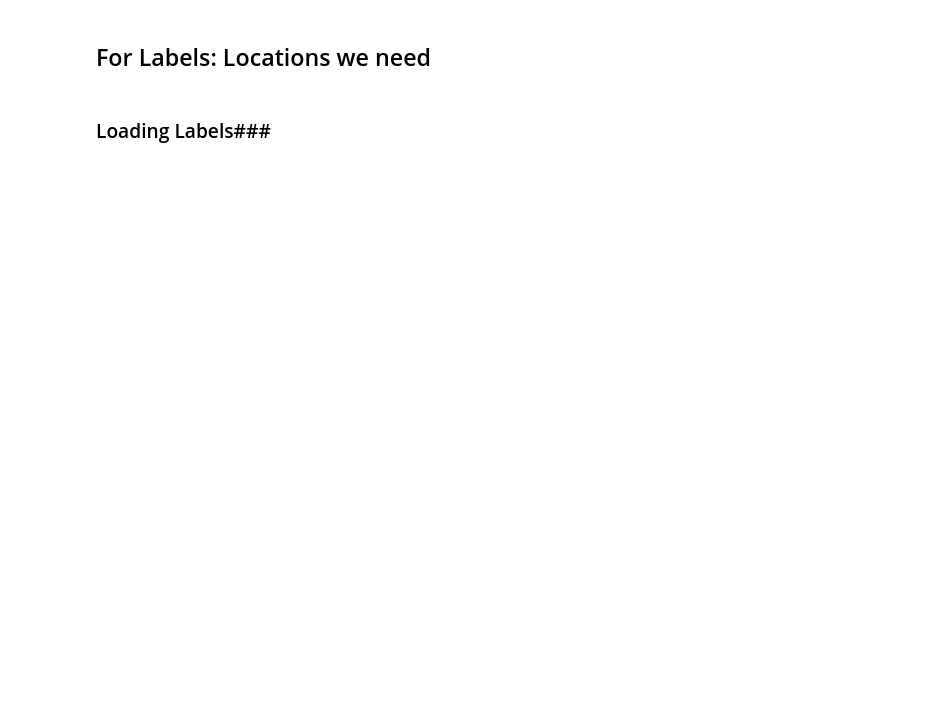
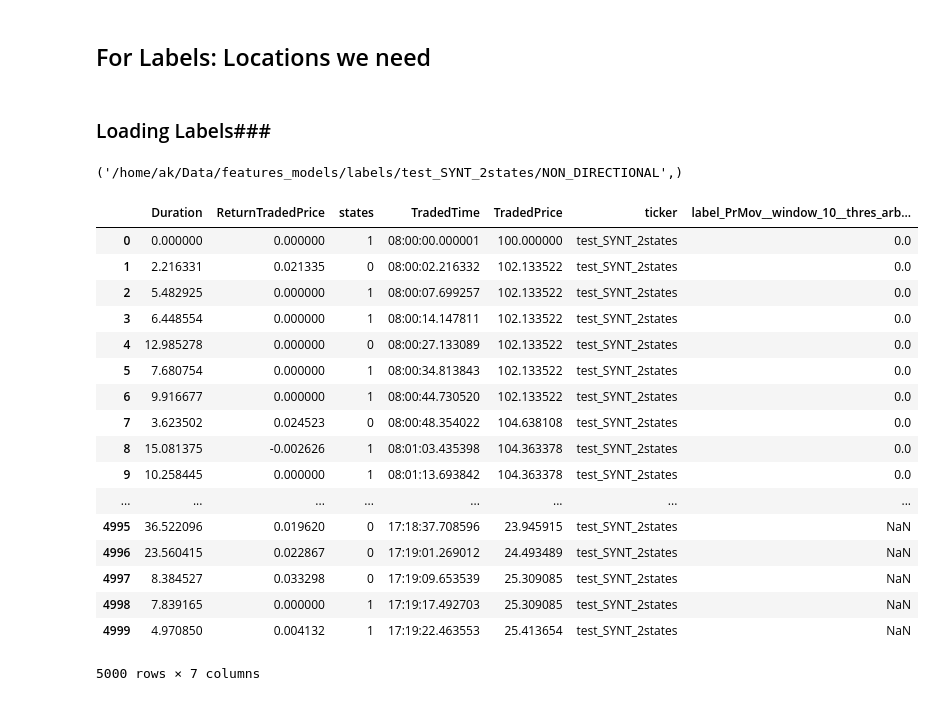
Before and after one commit to andreas-koukorinis/PaperCode, a Jupyter notebook: aknotebooks/all-in-models-scrap.ipynb, the cells around one changed output. Saved outputs shown, nothing was run; the diff lists cells and outputs as text; code cells hidden in the pictures; blank space fills up the shorter version.

```diff
--- a/aknotebooks/all-in-models-scrap.ipynb
+++ b/aknotebooks/all-in-models-scrap.ipynb
@@ -351,6 +347,6 @@ for date, date_hmm in trained_hmms.iteritems():
                  #'RF_clf': models_cls.random_forest_clf(),
                  }
     # This is sequence for the name of the best classifiers.
-    seq_clf = "_".join((str(date),labels_clean.columns.values[0],"clfs", ".pickle"))
+    seq_clf = "_".join("synthetic_data",(str(date),labels_clean.columns.values[0],"clfs", ".pickle"))
     print("saving the classifiers:",seq_clf)
     pickle.dump(best_clfs, open(os.path.join(ticker_models_path,seq_clf), 'wb'))
@@ -356,0 +356,25 @@ for date, date_hmm in trained_hmms.iteritems():
+# %%
+ticker_labels_path,
+# %% [output]
+('/home/ak/Data/features_models/labels/test_SYNT_2states/NON_DIRECTIONAL',)
+# %%
+pd.read_csv(os.path.join(ticker_labels_path,str(date)+'.csv'))
+# %% [output]
+|  | Duration | ReturnTradedPrice | states | TradedTime | TradedPrice | ticker | label_PrMov__window_10__thres_arb... |
+| 0 | 0.000000 | 0.000000 | 1 | 08:00:00.000001 | 100.000000 | test_SYNT_2states | 0.0 |
+| 1 | 2.216331 | 0.021335 | 0 | 08:00:02.216332 | 102.133522 | test_SYNT_2states | 0.0 |
+| 2 | 5.482925 | 0.000000 | 1 | 08:00:07.699257 | 102.133522 | test_SYNT_2states | 0.0 |
+| 3 | 6.448554 | 0.000000 | 1 | 08:00:14.147811 | 102.133522 | test_SYNT_2states | 0.0 |
+| 4 | 12.985278 | 0.000000 | 0 | 08:00:27.133089 | 102.133522 | test_SYNT_2states | 0.0 |
+| 5 | 7.680754 | 0.000000 | 1 | 08:00:34.813843 | 102.133522 | test_SYNT_2states | 0.0 |
+| 6 | 9.916677 | 0.000000 | 1 | 08:00:44.730520 | 102.133522 | test_SYNT_2states | 0.0 |
+| 7 | 3.623502 | 0.024523 | 0 | 08:00:48.354022 | 104.638108 | test_SYNT_2states | 0.0 |
+| 8 | 15.081375 | -0.002626 | 1 | 08:01:03.435398 | 104.363378 | test_SYNT_2states | 0.0 |
+| 9 | 10.258445 | 0.000000 | 1 | 08:01:13.693842 | 104.363378 | test_SYNT_2states | 0.0 |
+| ... | ... | ... | ... | ... | ... | ... | ... |
+| 4995 | 36.522096 | 0.019620 | 0 | 17:18:37.708596 | 23.945915 | test_SYNT_2states | NaN |
+| 4996 | 23.560415 | 0.022867 | 0 | 17:19:01.269012 | 24.493489 | test_SYNT_2states | NaN |
+| 4997 | 8.384527 | 0.033298 | 0 | 17:19:09.653539 | 25.309085 | test_SYNT_2states | NaN |
+| 4998 | 7.839165 | 0.000000 | 1 | 17:19:17.492703 | 25.309085 | test_SYNT_2states | NaN |
+| 4999 | 4.970850 | 0.004132 | 1 | 17:19:22.463553 | 25.413654 | test_SYNT_2states | NaN |
+5000 rows × 7 columns
```
Also changed, not shown: parts of 11 cells of this notebook, 2 other files.
